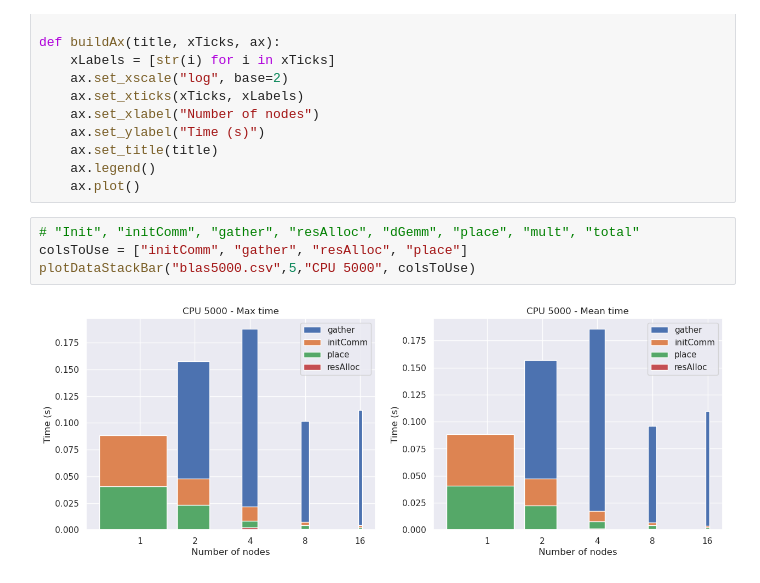
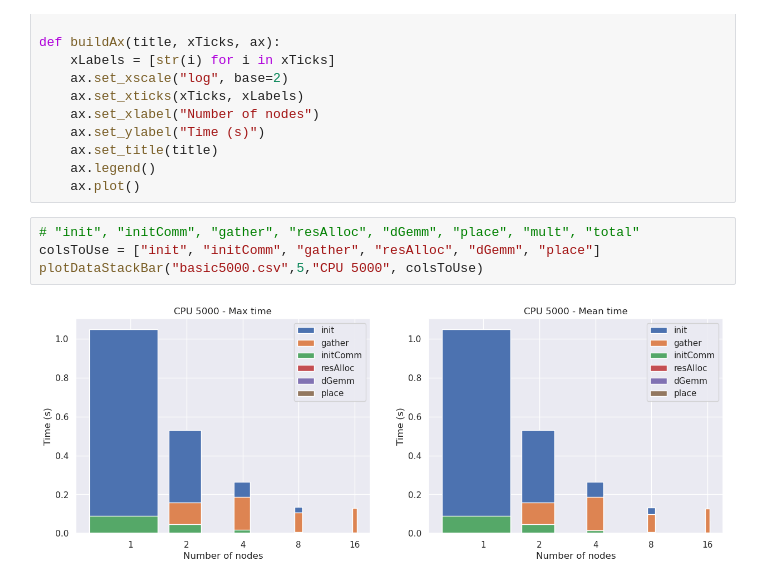
Before and after one commit to DavideRossi1/AdvancedHPC-Project, a Jupyter notebook: Distributed_MatMul/data/plots.ipynb, the cells around one changed output. Saved outputs shown, nothing was run; the diff lists cells and outputs as text.

```diff
--- a/Distributed_MatMul/data/plots.ipynb
+++ b/Distributed_MatMul/data/plots.ipynb
@@ -65,8 +65,8 @@ def buildAx(title, xTicks, ax):
     ax.legend()
     ax.plot()
 # %%
-# "Init", "initComm", "gather", "resAlloc", "dGemm", "place", "mult", "total"
-colsToUse = ["initComm", "gather", "resAlloc", "place"]
-plotDataStackBar("blas5000.csv",5,"CPU 5000", colsToUse)
+# "init", "initComm", "gather", "resAlloc", "dGemm", "place", "mult", "total"
+colsToUse = ["init", "initComm", "gather", "resAlloc", "dGemm", "place"]
+plotDataStackBar("basic5000.csv",5,"CPU 5000", colsToUse)
 # %% [output]
-[figure, old version]
+[figure, new version]
```
Also changed, not shown: 19 other files.
